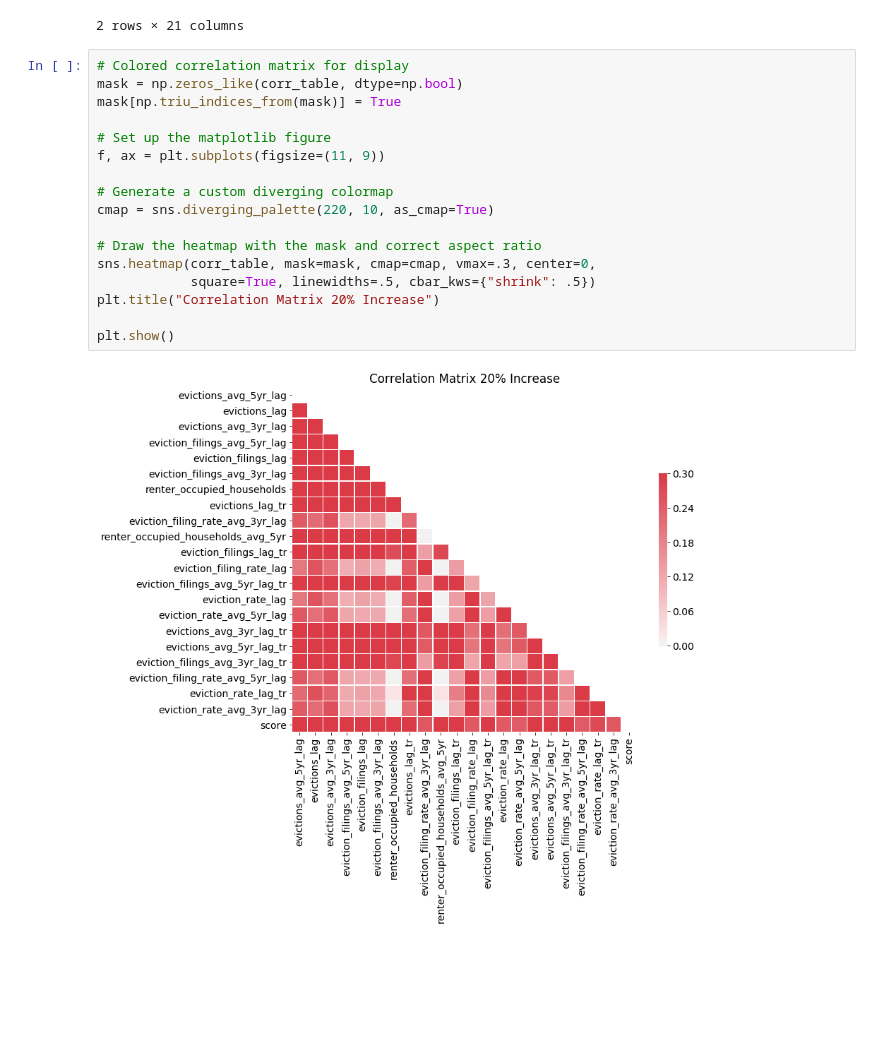
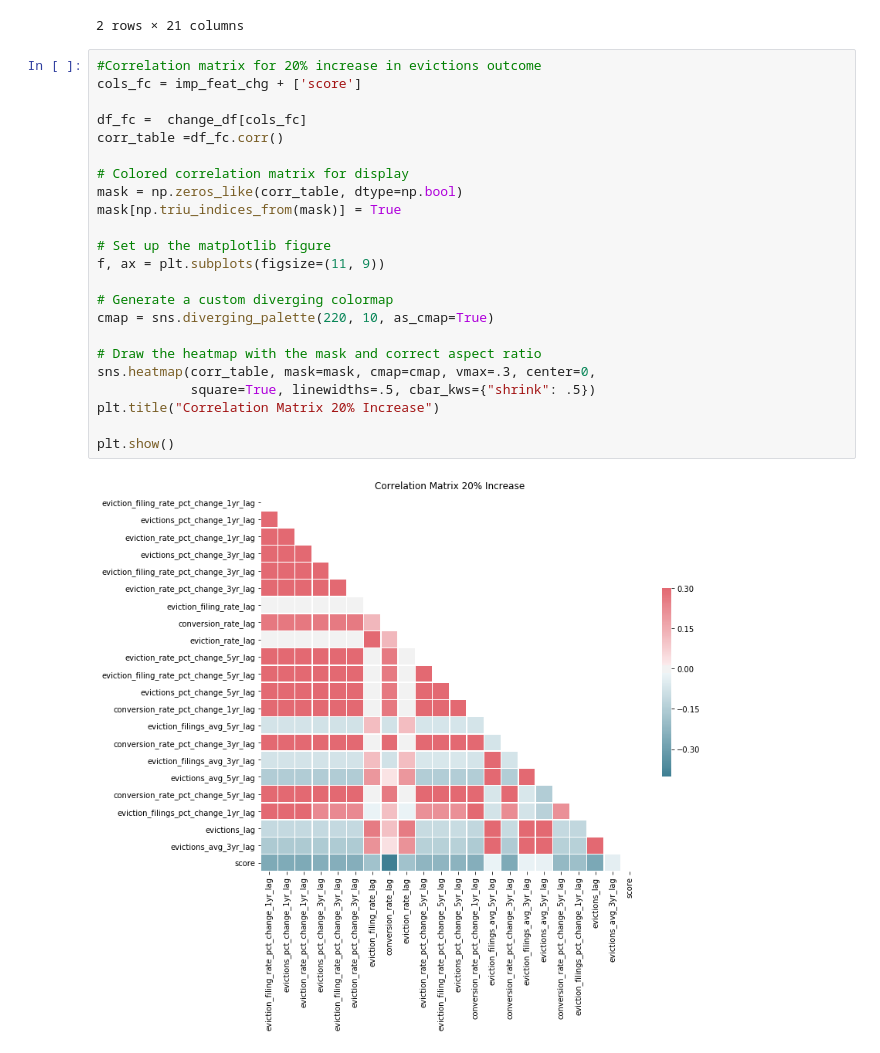
Before and after one commit to justincohler/evictions-learn, a Jupyter notebook: src/analysis/Phase III Analysis.ipynb, the cells around one changed output. Drawn from its saved outputs; the diff is of its cells as text; blank space fills up the shorter version.

```diff
--- a/src/analysis/Phase III Analysis.ipynb
+++ b/src/analysis/Phase III Analysis.ipynb
@@ -332,21 +294,27 @@ df_gp_pred.head()
 | 1 | -15.811711 | -13.448408 | -15.811711 | 23.221234 | ... |
 2 rows × 21 columns
 # %%
+#Correlation matrix for 20% increase in evictions outcome
+cols_fc = imp_feat_chg + ['score']
+
+df_fc =  change_df[cols_fc]
+corr_table =df_fc.corr()
+
 # Colored correlation matrix for display
 mask = np.zeros_like(corr_table, dtype=np.bool)
 mask[np.triu_indices_from(mask)] = True
 
 # Set up the matplotlib figure
 f, ax = plt.subplots(figsize=(11, 9))
 
 # Generate a custom diverging colormap
 cmap = sns.diverging_palette(220, 10, as_cmap=True)
 
 # Draw the heatmap with the mask and correct aspect ratio
 sns.heatmap(corr_table, mask=mask, cmap=cmap, vmax=.3, center=0,
             square=True, linewidths=.5, cbar_kws={"shrink": .5})
 plt.title("Correlation Matrix 20% Increase")
 
 plt.show()
 # %% [output]
-[figure, old version]
+[figure, new version]
```
Also changed, not shown: parts of 12 cells of this notebook.
